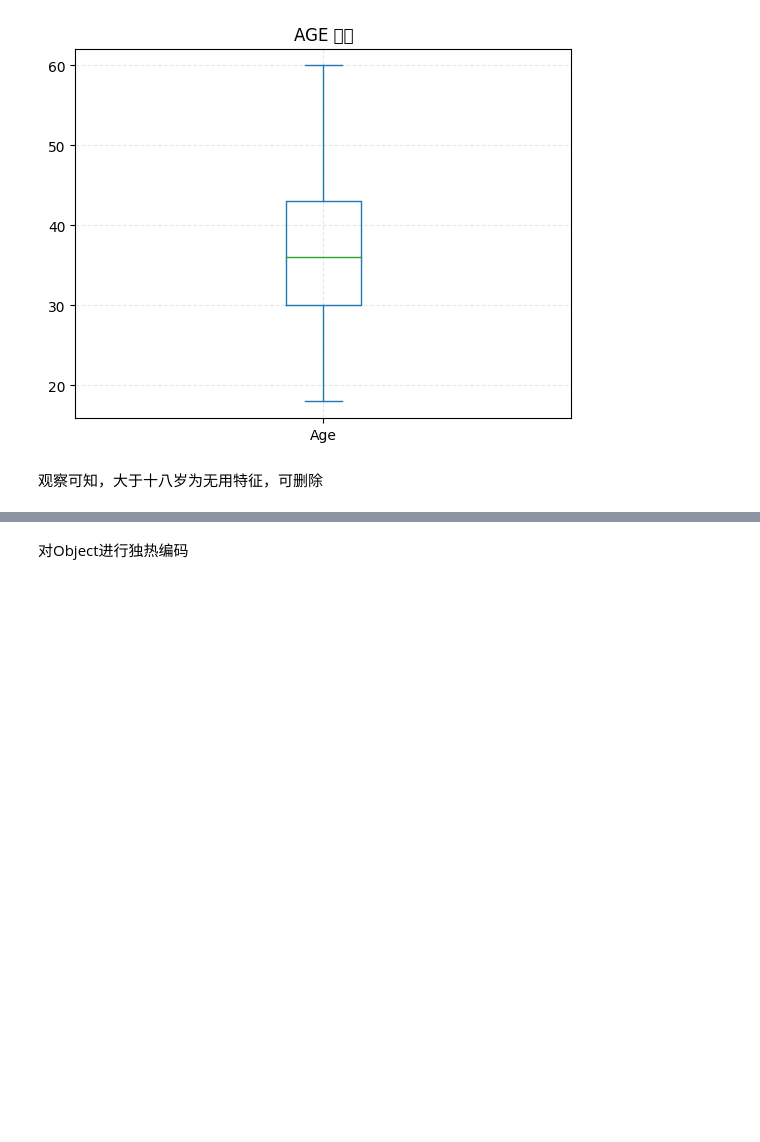
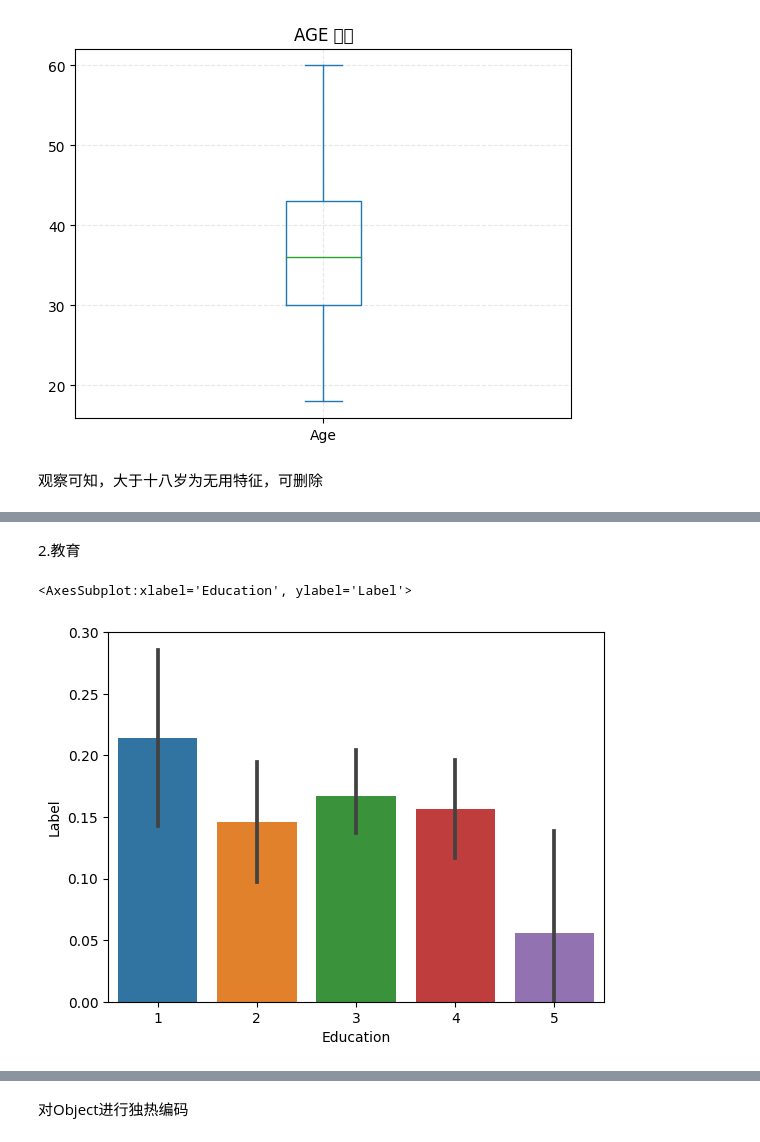
Before and after one commit to excalibursssooo/python-term-ttest, a Jupyter notebook: 期末大作业.ipynb, the cells around one changed output, grey strips where cells are left out. Cells and saved outputs as stored; diff of their text form; code cells hidden in the pictures; blank space fills up the shorter version.

```diff
--- a/期末大作业.ipynb
+++ b/期末大作业.ipynb
@@ -122,0 +133,7 @@ data.drop(['Over18'],axis = 1,inplace=True)
+# %% [markdown]
+2.教育
+# %%
+sns.barplot(x='Education',y='Label',data=train)
+# %% [output]
+<AxesSubplot:xlabel='Education', ylabel='Label'>
+[figure, added]
```
Also changed, not shown: parts of 29 cells of this notebook.
